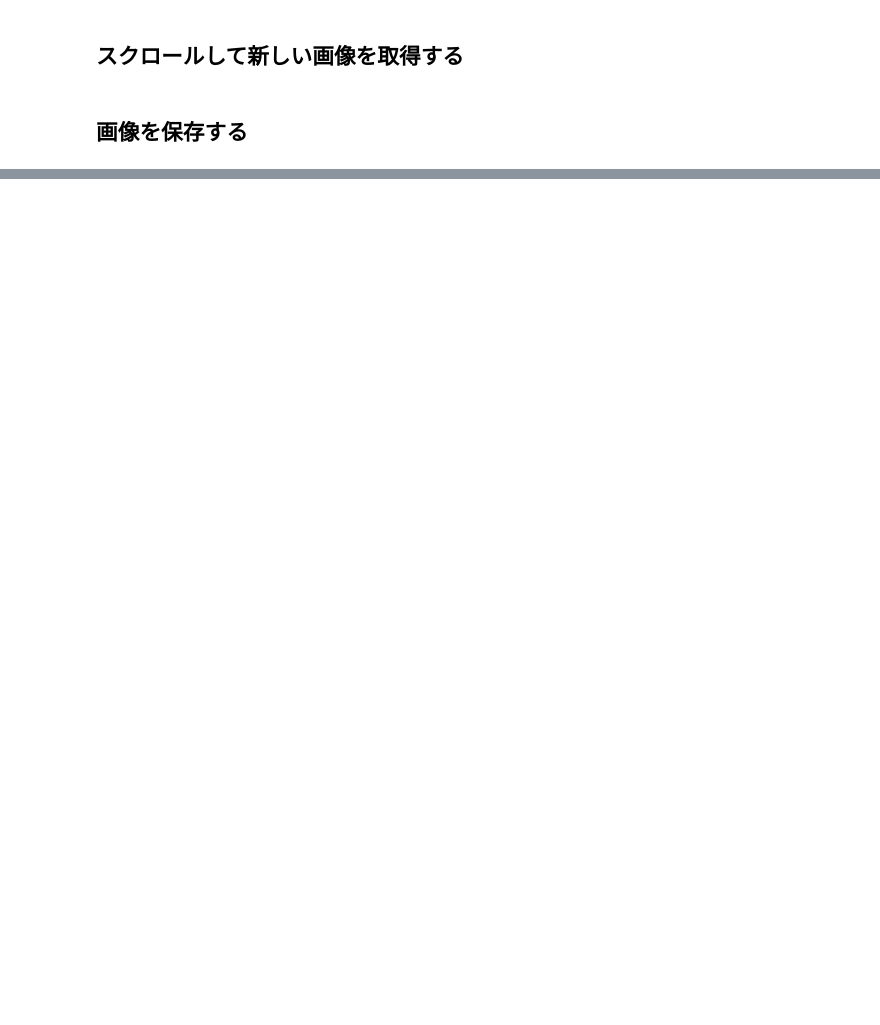
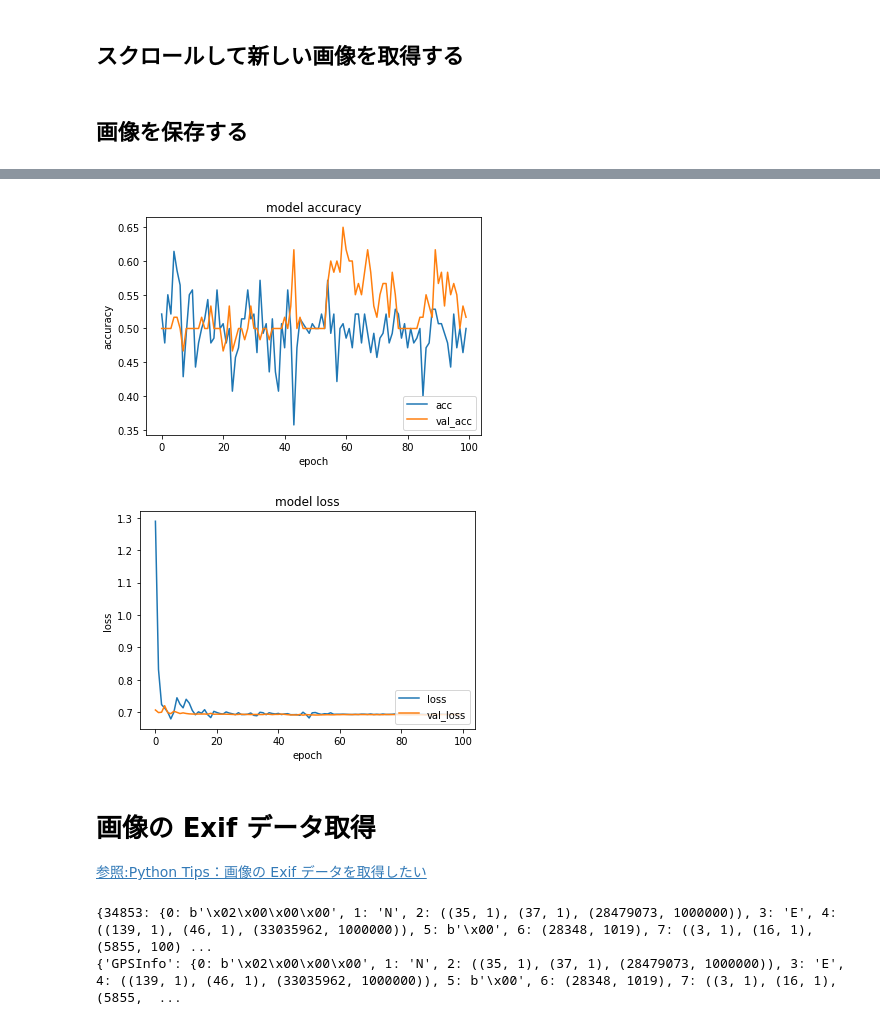
Before and after one commit to tadasi12/dev, a Jupyter notebook: scrayping.ipynb, the cells around one changed output, grey strips where cells are left out. Drawn from its saved outputs; the diff is of its cells as text; code cells hidden in the pictures; blank space fills up the shorter version.

```diff
--- a/scrayping.ipynb
+++ b/scrayping.ipynb
@@ -281,0 +443,40 @@ img_urls
+# %%
+datagen = ImageDataGenerator(
+        featurewise_center=False,  # set input mean to 0 over the dataset
+        samplewise_center=False,  # set each sample mean to 0
+        featurewise_std_normalization=False,  # divide inputs by std of the dataset
+        samplewise_std_normalization=False,  # divide each input by its std
+        zca_whitening=False,  # apply ZCA whitening
+        zca_epsilon=1e-06,  # epsilon for ZCA whitening
+        rotation_range=0,  # randomly rotate images in the range (degrees, 0 to 180)
+        # randomly shift images horizontally (fraction of total width)
+        width_shift_range=0.1,
+        # randomly shift images vertically (fraction of total height)
+        height_shift_range=0.1,
+        shear_range=0.,  # set range for random shear
+        zoom_range=0.,  # set range for random zoom
+        channel_shift_range=0.,  # set range for random channel shifts
+        # set mode for filling points outside the input boundaries
+        fill_mode='nearest',
+        cval=0.,  # value used for fill_mode = "constant"
+        horizontal_flip=True,  # randomly flip images
+        vertical_flip=False,  # randomly flip images
+        # set rescaling factor (applied before any other transformation)
+        rescale=None,
+        # set function that will be applied on each input
+        preprocessing_function=None,
+        # image data format, either "channels_first" or "channels_last"
+        data_format=None,
+        # fraction of images reserved for validation (strictly between 0 and 1)
+validation_split=0.0)
+
+datagen.fit(X_train)
+
+# Fit the model on the batches generated by datagen.flow().
+history = model.fit_generator(datagen.flow(X_train, y_train, batch_size=batch_size),
+                    steps_per_epoch=int(np.ceil(X_train.shape[0] / float(batch_size))),
+                    epochs=epochs,
+                    verbose=1,
+                    validation_data=(X_test, y_test),
+                    callbacks=[cp_cb, es_cb],
+                    workers=4)
@@ -281,0 +501,39 @@ img_urls
+# %%
+# 学習履歴をプロット
+plot_history(history)
+# %% [output]
+[figure, added]
+[figure, added]
+# %% [markdown]
+# 画像の Exif データ取得
+[参照:Python Tips：画像の Exif データを取得したい ](https://www.lifewithpython.com/2014/12/python-extract-exif-data-like-data-from-images.html)
+# %%
+from PIL import Image
+from PIL.ExifTags import TAGS
+
+
+def get_exif(file):
+
+    img = Image.open(file)
+
+    # Exif データを取得
+    # 存在しなければそのまま終了 空の辞書を返す
+    try:
+        exif = img._getexif()
+        print(exif)
+    except AttributeError:
+        return {}
+
+    # タグIDそのままでは人が読めないのでデコードして
+    # テーブルに格納する
+    exif_table = {}
+    for tag_id, value in exif.items():
+        tag = TAGS.get(tag_id, tag_id)
+        exif_table[tag] = value
+
+    return exif_table
+
+print( get_exif("sample.jpg"))
+# %% [output]
+{34853: {0: b'\x02\x00\x00\x00', 1: 'N', 2: ((35, 1), (37, 1), (28479073, 1000000)), 3: 'E', 4: ((139, 1), (46, 1), (33035962, 1000000)), 5: b'\x00', 6: (28348, 1019), 7: ((3, 1), (16, 1), (5855, 100) ...
+{'GPSInfo': {0: b'\x02\x00\x00\x00', 1: 'N', 2: ((35, 1), (37, 1), (28479073, 1000000)), 3: 'E', 4: ((139, 1), (46, 1), (33035962, 1000000)), 5: b'\x00', 6: (28348, 1019), 7: ((3, 1), (16, 1), (5855,  ...
```
Also changed, not shown: parts of 29 cells of this notebook.
